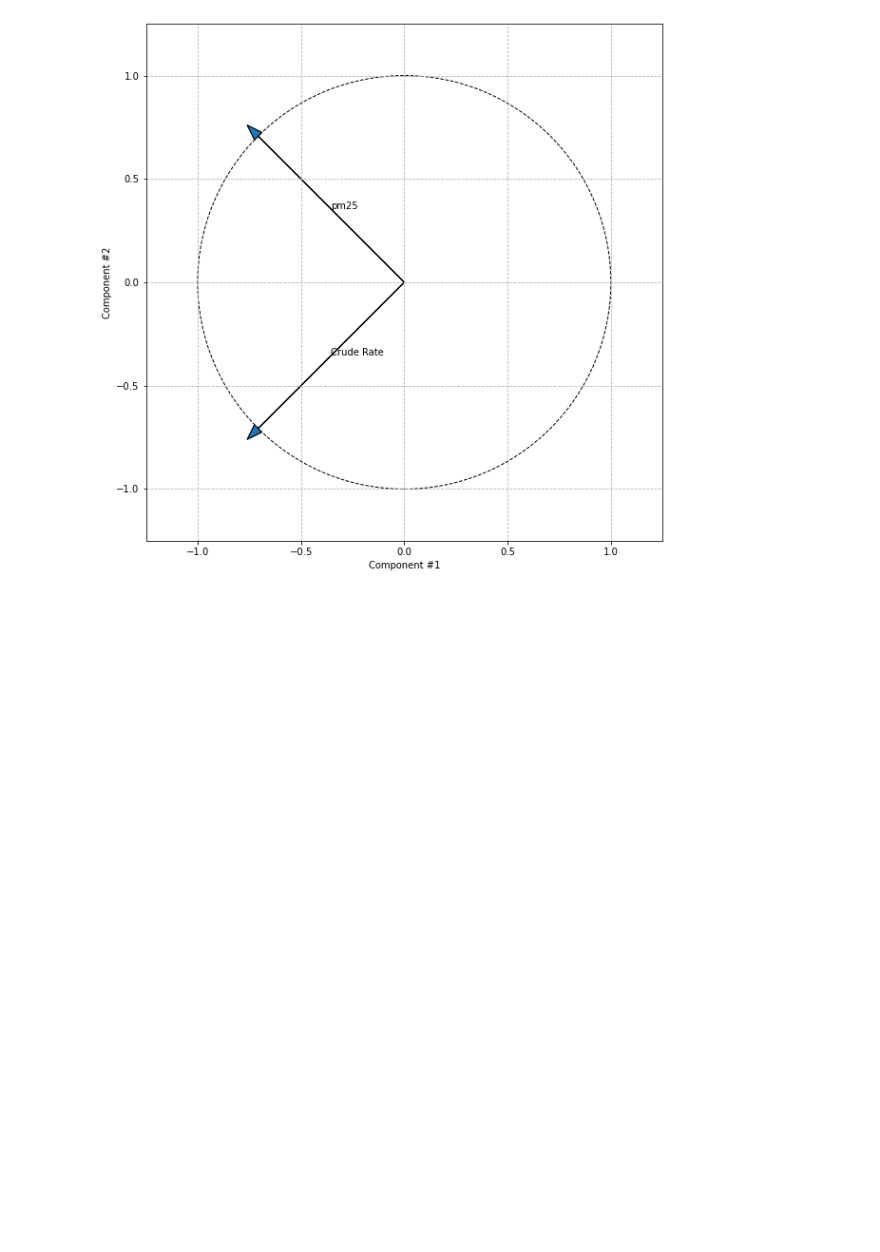
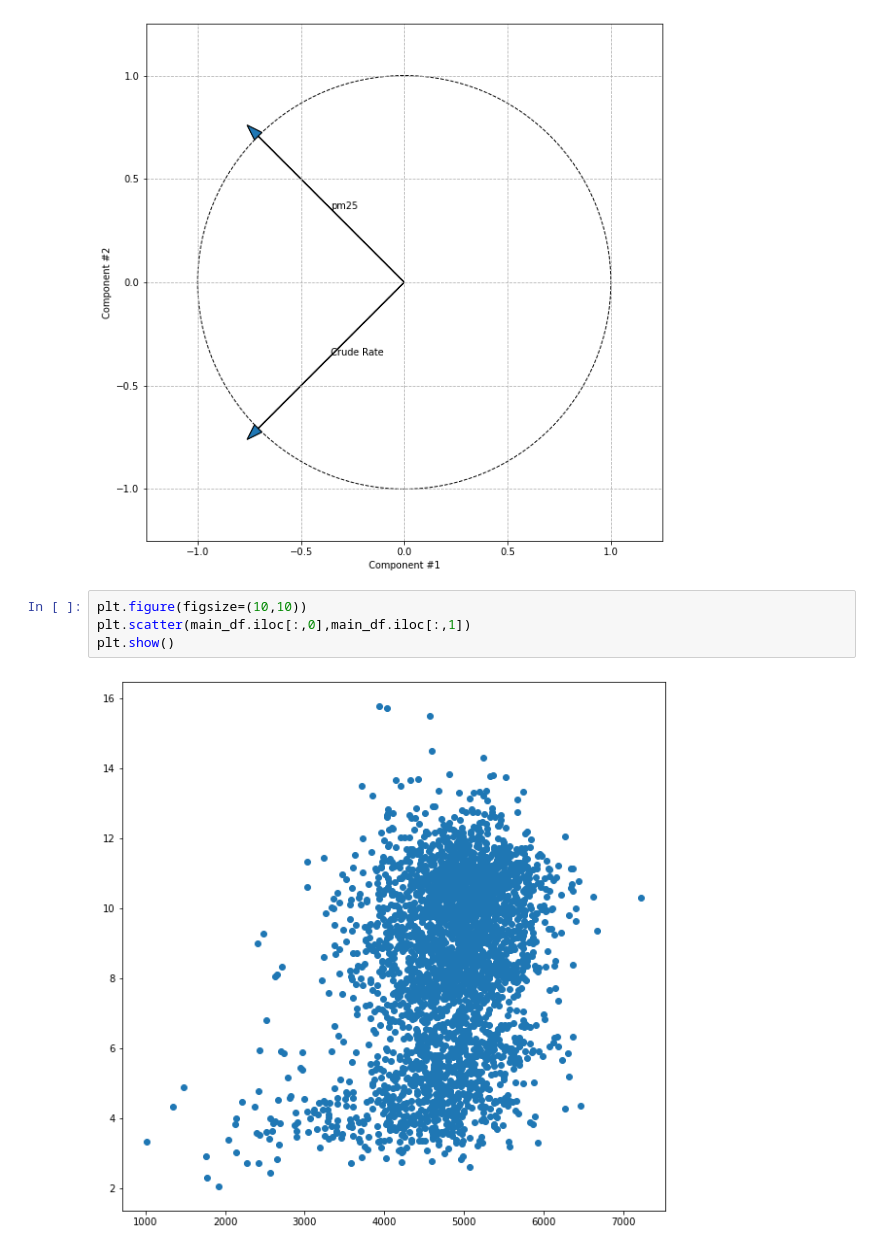
Before and after one commit to donaca/COVID19PM2.5, a Jupyter notebook: test_harvard/test.ipynb, the cells around one changed output. Cells and saved outputs as stored; diff of their text form; blank space fills up the shorter version.

Commit message:
Adding plot for test harvard

```diff
--- a/test_harvard/test.ipynb
+++ b/test_harvard/test.ipynb
@@ -104,3 +104,9 @@ plt.show()
 | 0 | -0.707107 | -0.707107 |
 | 1 | -0.707107 | 0.707107 |
 [figure]
+# %%
+plt.figure(figsize=(10,10))
+plt.scatter(main_df.iloc[:,0],main_df.iloc[:,1])
+plt.show()
+# %% [output]
+[figure, added]
```
